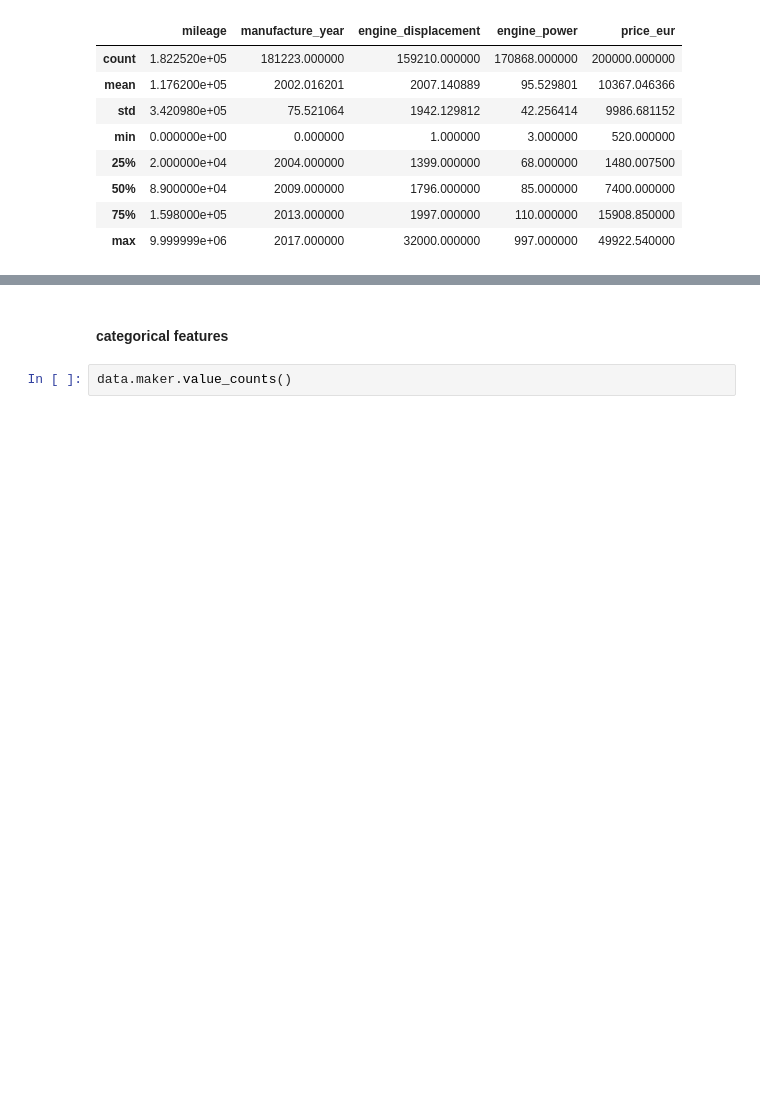
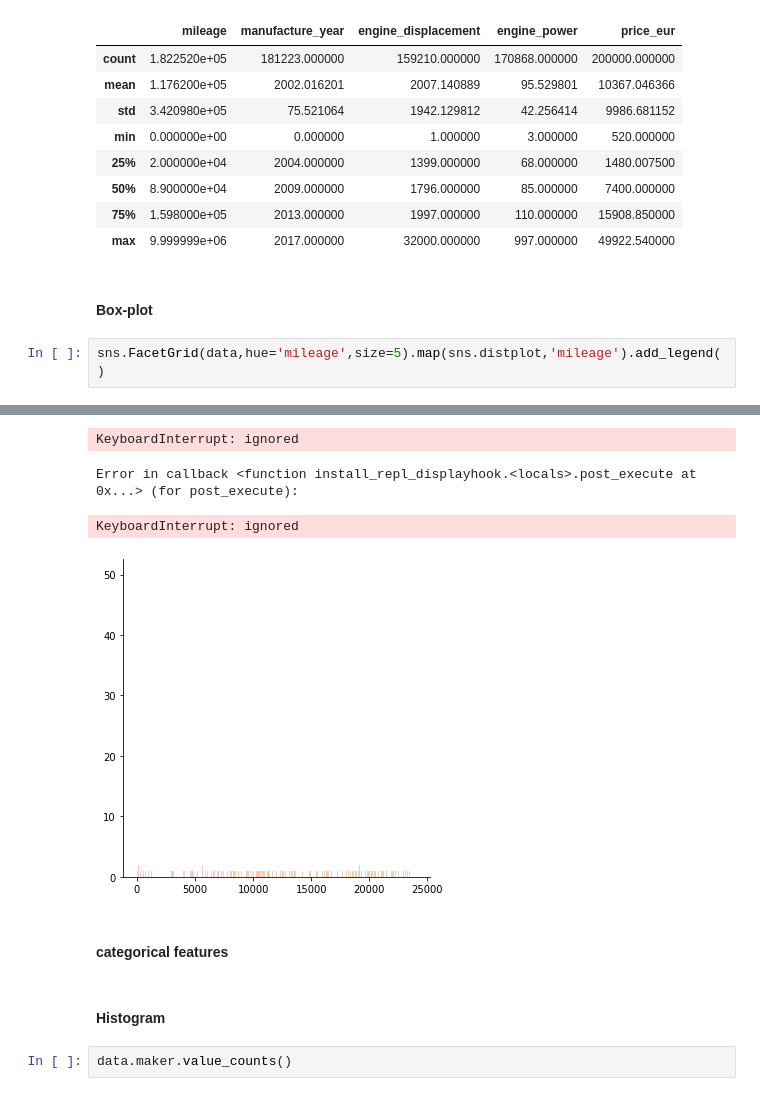
Before and after one commit to themadan/Car-Ads, a Jupyter notebook: notebook/madan.ipynb, the cells around one changed output, grey strips where cells are left out. Saved outputs shown, nothing was run; the diff lists cells and outputs as text; blank space fills up the shorter version.

```diff
--- a/notebook/madan.ipynb
+++ b/notebook/madan.ipynb
@@ -69,3 +95,8 @@ data.describe()
 | 50% | 8.900000e+04 | 2009.000000 | 1796.000000 | 85.000000 | 7400.000000 |
 | 75% | 1.598000e+05 | 2013.000000 | 1997.000000 | 110.000000 | 15908.850000 |
 | max | 9.999999e+06 | 2017.000000 | 32000.000000 | 997.000000 | 49922.540000 |
+# %% [markdown]
+#### **Box-plot**
+# %%
+sns.FacetGrid(data,hue='mileage',size=5).map(sns.distplot,'mileage').add_legend()
+# %% [output]
@@ -72,5 +105,11 @@ data.describe()
+KeyboardInterrupt: ignored
+Error in callback <function install_repl_displayhook.<locals>.post_execute at 0x...> (for post_execute):
+KeyboardInterrupt: ignored
+[figure, added]
 # %% [markdown]
 #### **categorical features**
+# %% [markdown]
+#### **Histogram**
 # %%
 data.maker.value_counts()
 # %% [output]
```
Also changed, not shown: parts of 14 cells of this notebook.
